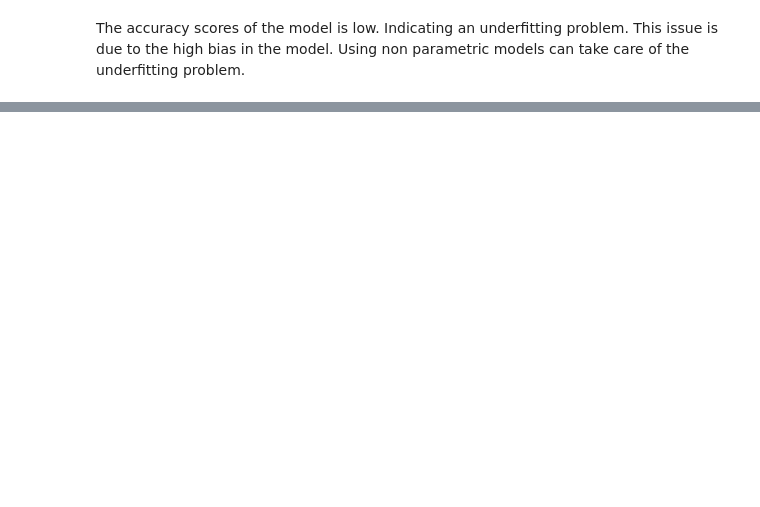
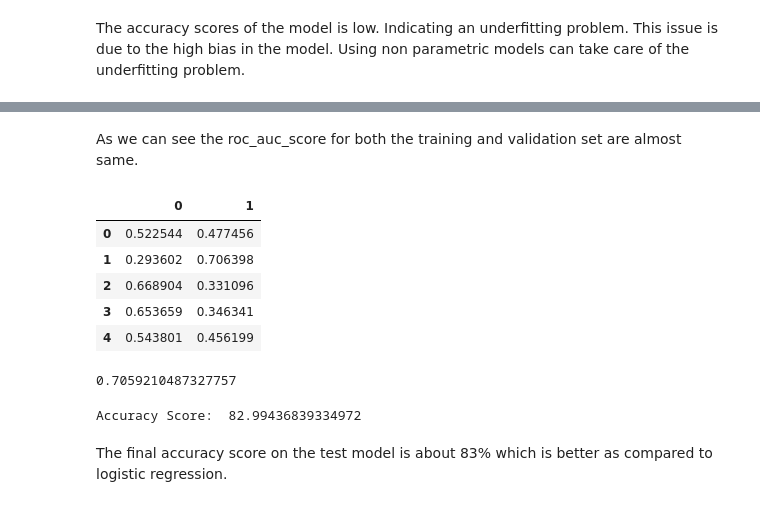
Before and after one commit to kris2692/Springboard_Avazu_Capstone_2, a Jupyter notebook: Modeling/Data Wrangling and Baseline Evaluation.ipynb, the cells around one changed output, grey strips where cells are left out. Saved outputs shown, nothing was run; the diff lists cells and outputs as text; code cells hidden in the pictures; blank space fills up the shorter version.

```diff
--- a/Modeling/Data Wrangling and Baseline Evaluation.ipynb
+++ b/Modeling/Data Wrangling and Baseline Evaluation.ipynb
@@ -204,0 +385,23 @@ The accuracy scores of the model is low. Indicating an underfitting problem. Thi
+# %% [markdown]
+As we can see the roc_auc_score for both the training and validation set are almost same.
+# %%
+y_test_pred = RandomSearch.predict_proba(X_test)
+y_test_pred_df = pd.DataFrame(y_test_pred, columns = labels)
+y_test_pred_df.head()
+# %% [output]
+|  | 0 | 1 |
+| 0 | 0.522544 | 0.477456 |
+| 1 | 0.293602 | 0.706398 |
+| 2 | 0.668904 | 0.331096 |
+| 3 | 0.653659 | 0.346341 |
+| 4 | 0.543801 | 0.456199 |
+# %%
+roc_auc_score(y_test['click'].values, y_test_pred_df[1].values)
+# %% [output]
+0.7059210487327757
+# %%
+print('Accuracy Score: ', accuracy_score(y_test['click'], np.where(y_test_pred_df[1] > 0.705, 1, 0))*100, flush = True)
+# %% [output]
+Accuracy Score:  82.99436839334972
+# %% [markdown]
+The final accuracy score on the test model is about 83% which is better as compared to logistic regression.
```
Also changed, not shown: parts of 35 cells of this notebook.
